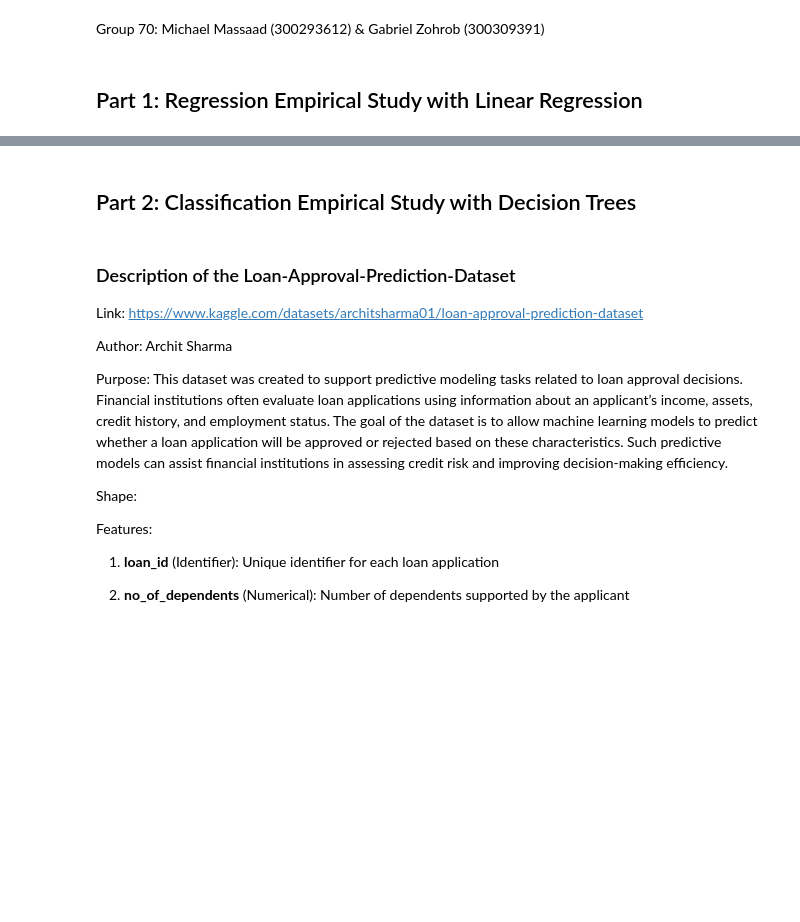
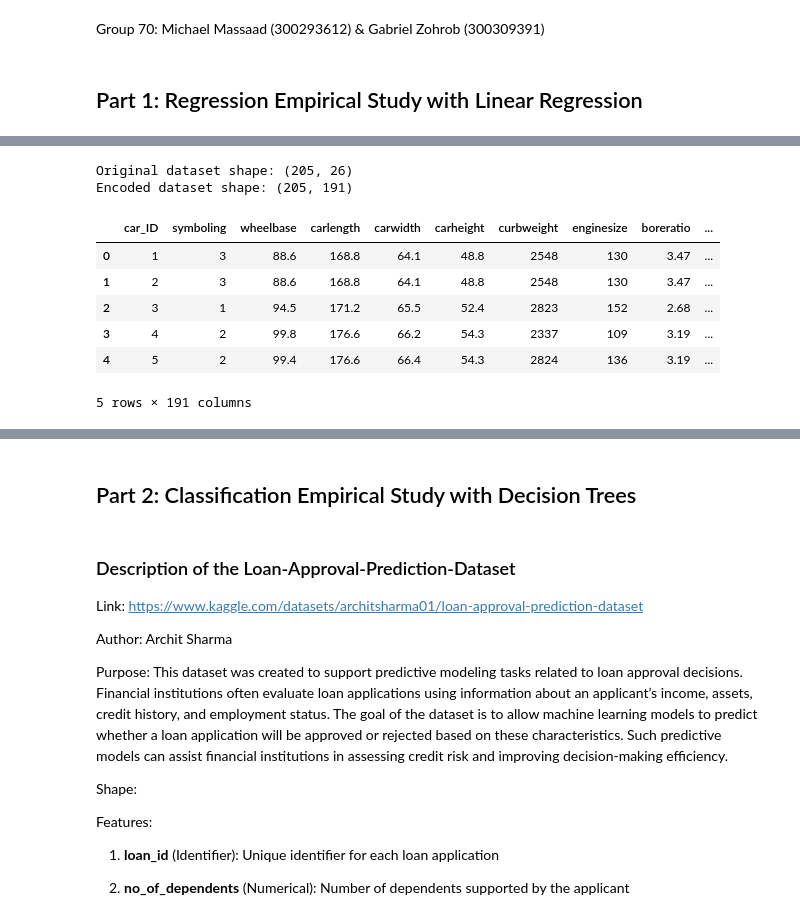
Before and after one commit to michaelmassaad02/CSI4142_Assignment3, a Jupyter notebook: CSI4142-Assignment3.ipynb, the cells around one changed output, grey strips where cells are left out. Saved outputs shown, nothing was run; the diff lists cells and outputs as text; code cells hidden in the pictures; blank space fills up the shorter version.

```diff
--- a/CSI4142-Assignment3.ipynb
+++ b/CSI4142-Assignment3.ipynb
@@ -16,0 +163,38 @@ Shape:
+# %%
+# ===============================
+# 4. CATEGORICAL FEATURE ENCODING
+# ===============================
+
+# Create a copy of the original dataset before encoding
+# This allows us to keep the raw dataset if needed later
+
+df_raw = df.copy()
+
+
+# Apply one-hot encoding to convert categorical variables into numerical format
+# drop_first=True removes the first category to avoid multicollinearity
+
+df_encoded = pd.get_dummies(df, drop_first=True)
+
+
+# Print dataset shapes before and after encoding
+# This shows how many new columns were created
+
+print("Original dataset shape:", df.shape)
+print("Encoded dataset shape:", df_encoded.shape)
+
+
+# Display the first few rows of the encoded dataset
+# This helps verify that encoding worked correctly
+
+display(df_encoded.head())
+# %% [output]
+Original dataset shape: (205, 26)
+Encoded dataset shape: (205, 191)
+|  | car_ID | symboling | wheelbase | carlength | carwidth | carheight | curbweight | enginesize | boreratio | ... |
+| 0 | 1 | 3 | 88.6 | 168.8 | 64.1 | 48.8 | 2548 | 130 | 3.47 | ... |
+| 1 | 2 | 3 | 88.6 | 168.8 | 64.1 | 48.8 | 2548 | 130 | 3.47 | ... |
+| 2 | 3 | 1 | 94.5 | 171.2 | 65.5 | 52.4 | 2823 | 152 | 2.68 | ... |
+| 3 | 4 | 2 | 99.8 | 176.6 | 66.2 | 54.3 | 2337 | 109 | 3.19 | ... |
+| 4 | 5 | 2 | 99.4 | 176.6 | 66.4 | 54.3 | 2824 | 136 | 3.19 | ... |
+5 rows × 191 columns
```
Also changed, not shown: parts of 13 cells of this notebook.
